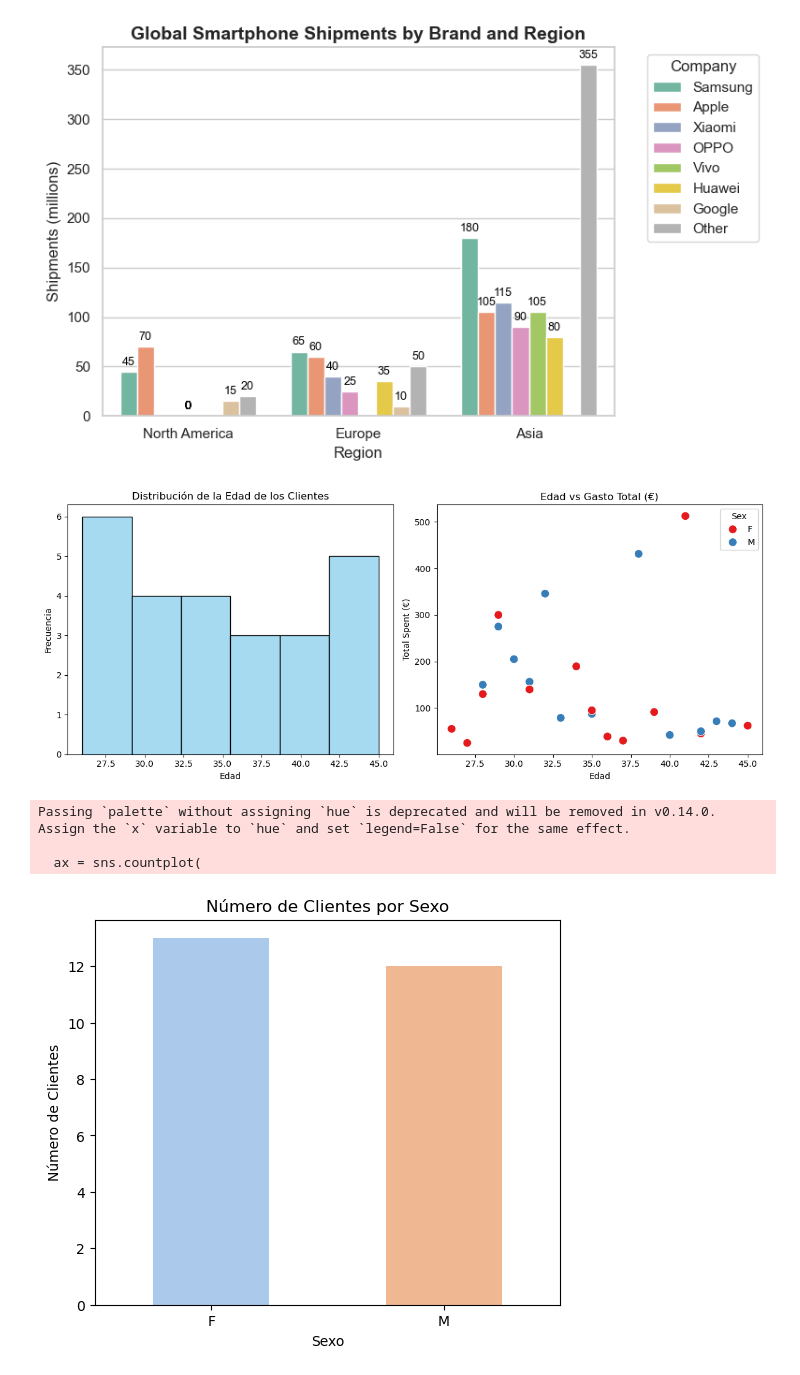
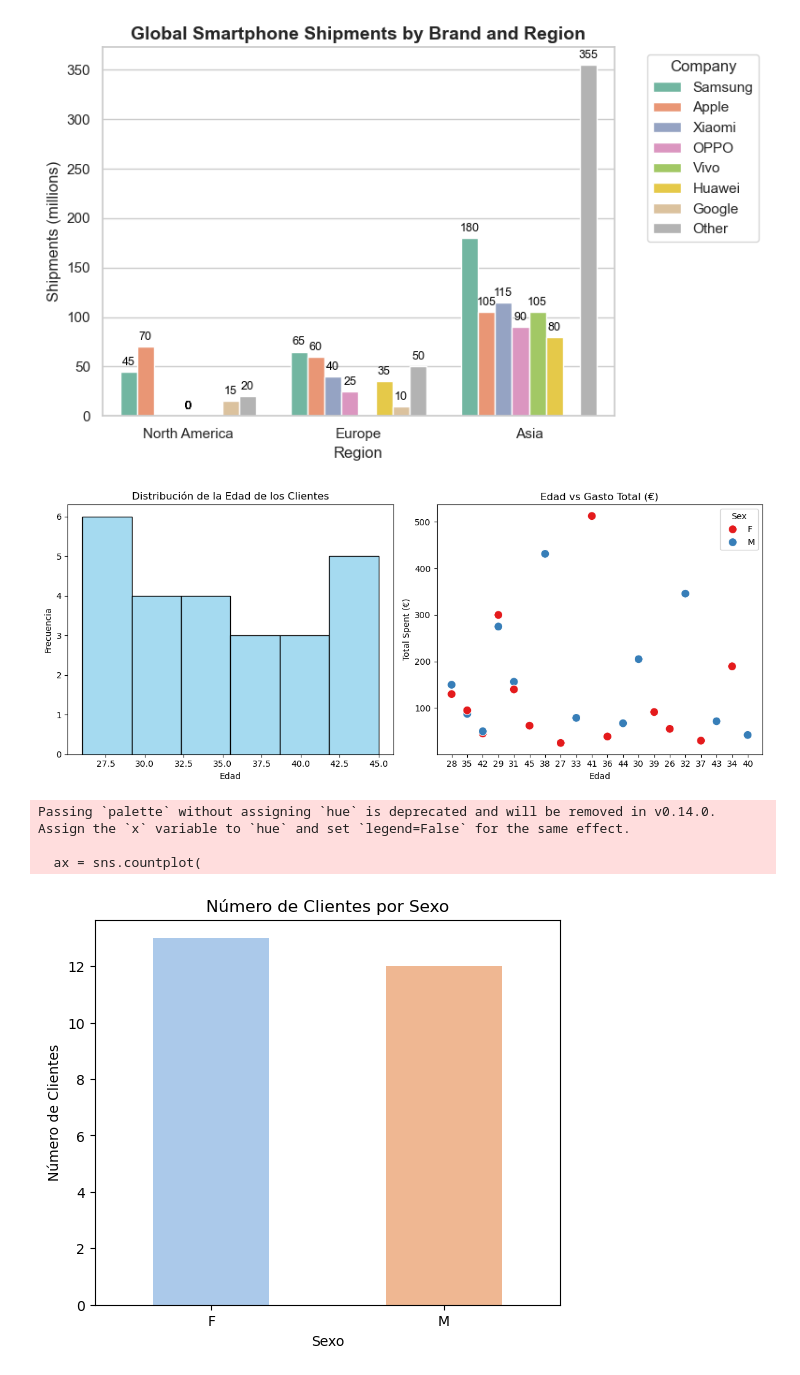
Before and after one commit to Martin0506/Taller3_BigData, a Jupyter notebook: Taller3.ipynb, the cells around one changed output. Cells and saved outputs as stored; diff of their text form; code cells hidden in the pictures.

```diff
--- a/Taller3.ipynb
+++ b/Taller3.ipynb
@@ -67,7 +67,7 @@ plt.ylabel("Frecuencia")
 
 # Dispersión Edad vs Gasto
 plt.subplot(1,2,2)
-sns.scatterplot(data=df, x="Age", y="Total_Spent_EUR", hue="Sex", palette="Set1", s=100)
+sns.scatterplot(data=df,  x=df["Age"].astype(str), y="Total_Spent_EUR", hue="Sex", palette="Set1", s=100)
 plt.title("Edad vs Gasto Total (€)")
 plt.xlabel("Edad")
 plt.ylabel("Total Spent (€)")
@@ -75,34 +75,34 @@ plt.ylabel("Total Spent (€)")
 plt.tight_layout()
 plt.show()
 
 
 # 2. Número de clientes por sexo
 
 plt.figure(figsize=(6,5))
 ax = sns.countplot(
     data=df,
     x="Sex",
     palette="pastel",
     width=0.5
 )
 
 plt.title("Número de Clientes por Sexo")
 plt.xlabel("Sexo")
 plt.ylabel("Número de Clientes")
 plt.show()
 
 
 
 # 3. Total de ventas por departamento
 
 dept_sales = df.groupby("Department")["Total_Spent_EUR"].sum()
 
 plt.figure(figsize=(7,7))
 plt.pie(dept_sales, labels=dept_sales.index, autopct="%1.1f%%", startangle=140, colors=sns.color_palette("pastel"))
 plt.title("Participación de Ventas por Departamento")
 plt.show()
 # %% [output]
-[figure, old version]
+[figure, new version]
 Passing `palette` without assigning `hue` is deprecated and will be removed in v0.14.0. Assign the `x` variable to `hue` and set `legend=False` for the same effect.
 
   ax = sns.countplot(
```
